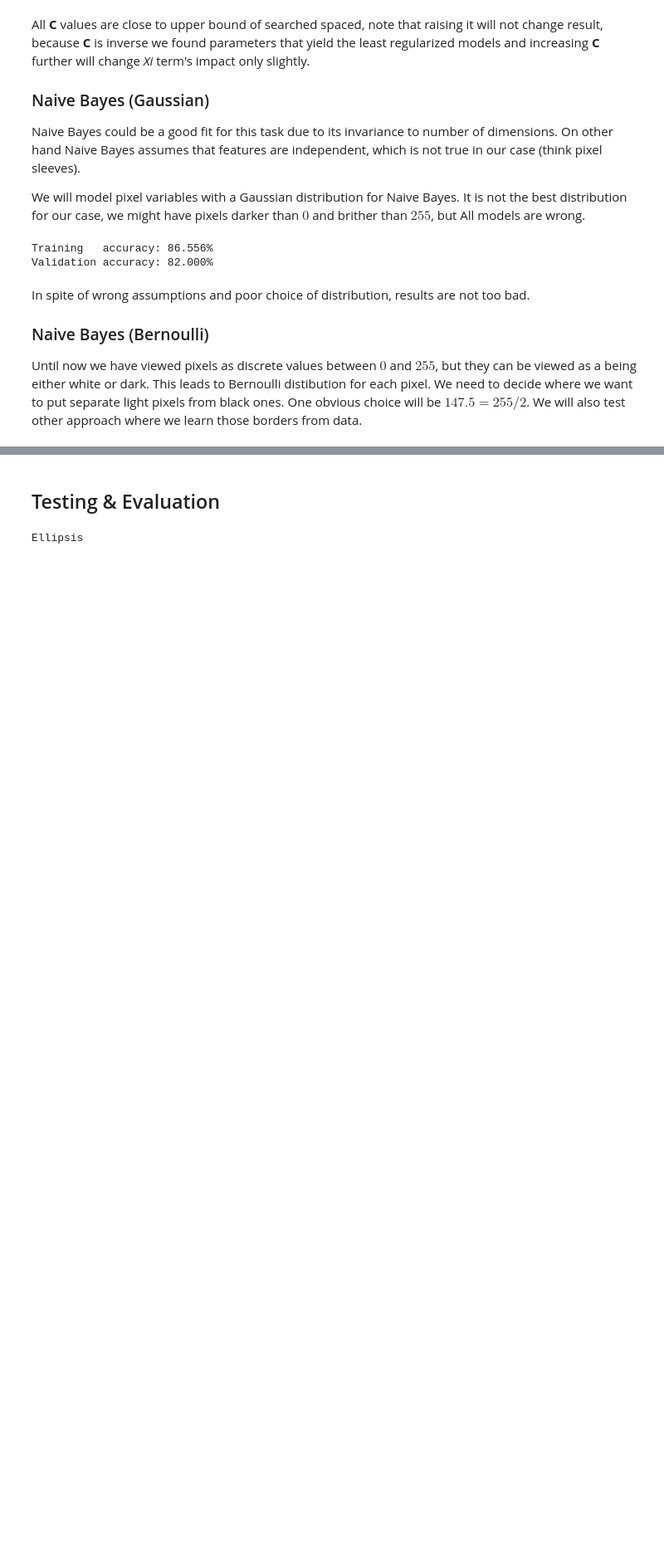
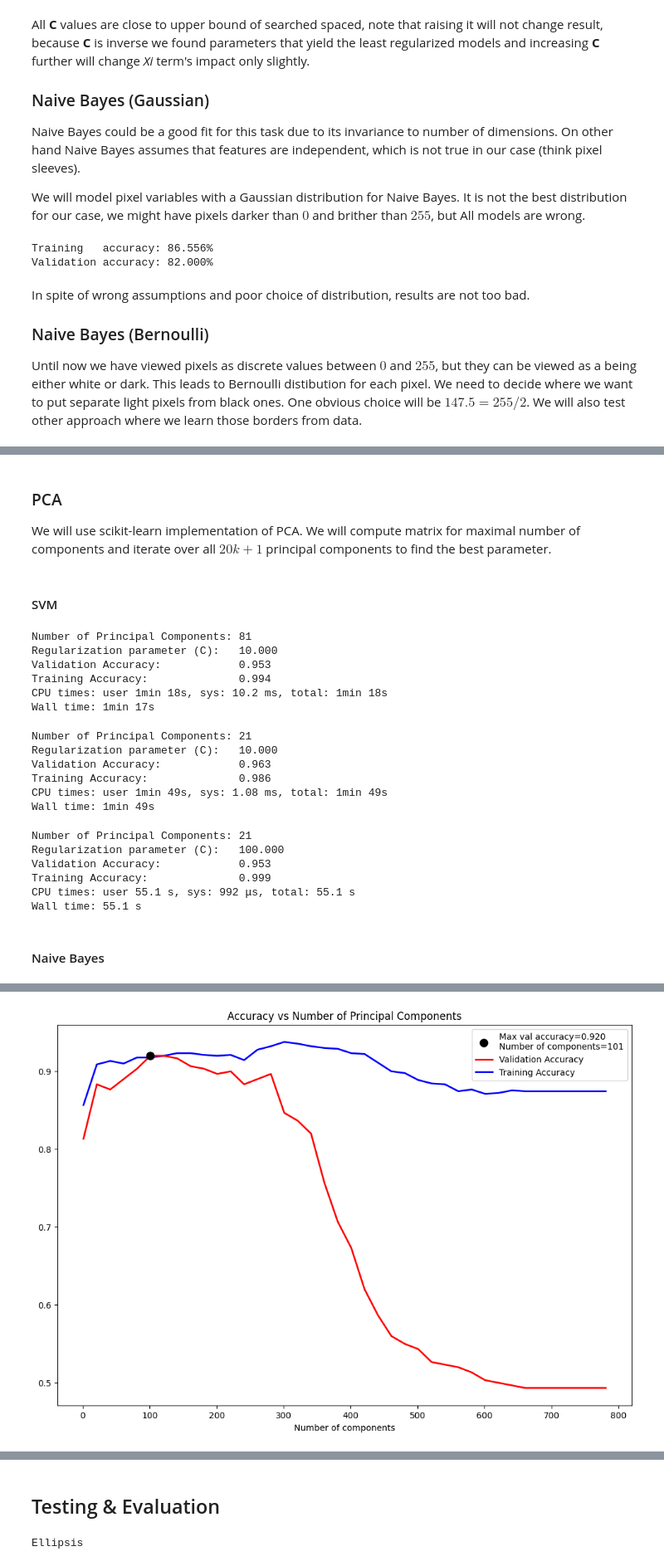
Before and after one commit to ZhigaMason/University, a Jupyter notebook: 01/homework_01_B242.ipynb, the cells around one changed output, grey strips where cells are left out. Shown at 83% size. Cells and saved outputs as stored; diff of their text form; code cells hidden in the pictures; blank space fills up the shorter version.

```diff
--- a/01/homework_01_B242.ipynb
+++ b/01/homework_01_B242.ipynb
@@ -308,0 +328,4 @@ Ellipsis
+# %% [markdown]
+### PCA
+
+We will use scikit-learn implementation of PCA. We will compute matrix for maximal number of components and iterate over all $20k + 1$ principal components to find the best parameter.
@@ -308,0 +351,2 @@ Ellipsis
+# %% [markdown]
+#### SVM
@@ -308,0 +374,71 @@ Ellipsis
+# %%
+%%time
+n_comp, C, val_acc, train_acc = find_best_n_components_svm('poly', 2)
+scores.append(
+    (val_acc, train_acc, 'SVM + PCA', dict(kernel='poly', degree=2, C=C, n_comp=n_comp))
+)
+print(f"Number of Principal Components: {n_comp}")
+print(f"Regularization parameter (C):   {C:.3f}")
+print(f"Validation Accuracy:            {val_acc:.3f}")
+print(f"Training Accuracy:              {train_acc:.3f}")
+# %% [output]
+Number of Principal Components: 81
+Regularization parameter (C):   10.000
+Validation Accuracy:            0.953
+Training Accuracy:              0.994
+CPU times: user 1min 18s, sys: 10.2 ms, total: 1min 18s
+Wall time: 1min 17s
+# %%
+%%time
+n_comp, C, val_acc, train_acc = find_best_n_components_svm('poly', 3)
+scores.append(
+    (val_acc, train_acc, 'SVM + PCA', dict(kernel='poly', degree=3, C=C, n_comp=n_comp))
+)
+print(f"Number of Principal Components: {n_comp}")
+print(f"Regularization parameter (C):   {C:.3f}")
+print(f"Validation Accuracy:            {val_acc:.3f}")
+print(f"Training Accuracy:              {train_acc:.3f}")
+# %% [output]
+Number of Principal Components: 21
+Regularization parameter (C):   10.000
+Validation Accuracy:            0.963
+Training Accuracy:              0.986
+CPU times: user 1min 49s, sys: 1.08 ms, total: 1min 49s
+Wall time: 1min 49s
+# %%
+%%time
+n_comp, C, val_acc, train_acc = find_best_n_components_svm('rbf')
+scores.append(
+    (val_acc, train_acc, 'SVM + PCA', dict(kernel='rbf', C=C, n_comp=n_comp))
+)
+print(f"Number of Principal Components: {n_comp}")
+print(f"Regularization parameter (C):   {C:.3f}")
+print(f"Validation Accuracy:            {val_acc:.3f}")
+print(f"Training Accuracy:              {train_acc:.3f}")
+# %% [output]
+Number of Principal Components: 21
+Regularization parameter (C):   100.000
+Validation Accuracy:            0.953
+Training Accuracy:              0.999
+CPU times: user 55.1 s, sys: 992 μs, total: 55.1 s
+Wall time: 55.1 s
+# %% [markdown]
+#### Naive Bayes
+# %%
+%%time
+n_comps, val_accs, train_accs = find_best_n_components(GaussianNB())
+fig, ax = plt.subplots(figsize=(12, 8))
+
+
+idx = np.argmax(val_accs)
+scores.append(
+    (val_accs[idx], train_accs[idx], 'GaussianNB + PCA', dict(n_comp=n_comps[idx]))
+)
+
+ax.set_xlabel('Number of components')
+ax.scatter(n_comps[idx], val_accs[idx], marker='o', c='black', s=80, zorder=4, label=f"Max val accuracy={val_accs[idx]:.3f}\nNumber of components={n_comps[idx]}")
+ax.plot(n_comps, val_accs,   c='r', label='Validation Accuracy', linewidth=2, zorder=3)
+ax.plot(n_comps, train_accs, c='b', label='Training Accuracy', linewidth=2, zorder=1)
+ax.legend()
+_ = ax.set_title('Accuracy vs Number of Principal Components')
+# %% [output]
@@ -308,0 +447 @@ Ellipsis
+[figure, added]
```
Also changed, not shown: parts of 44 cells of this notebook.
